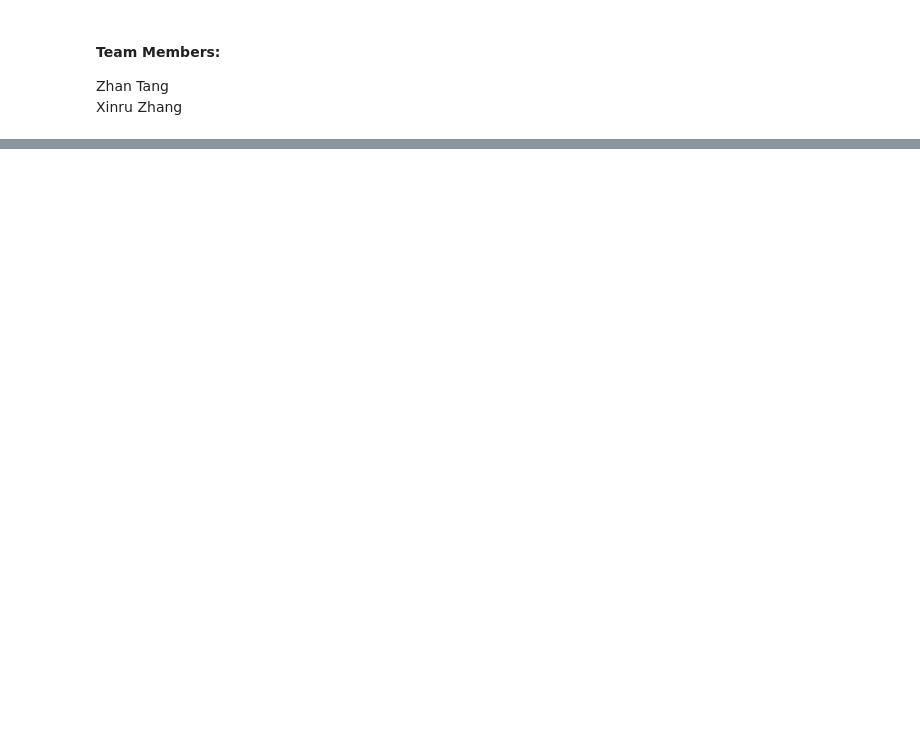
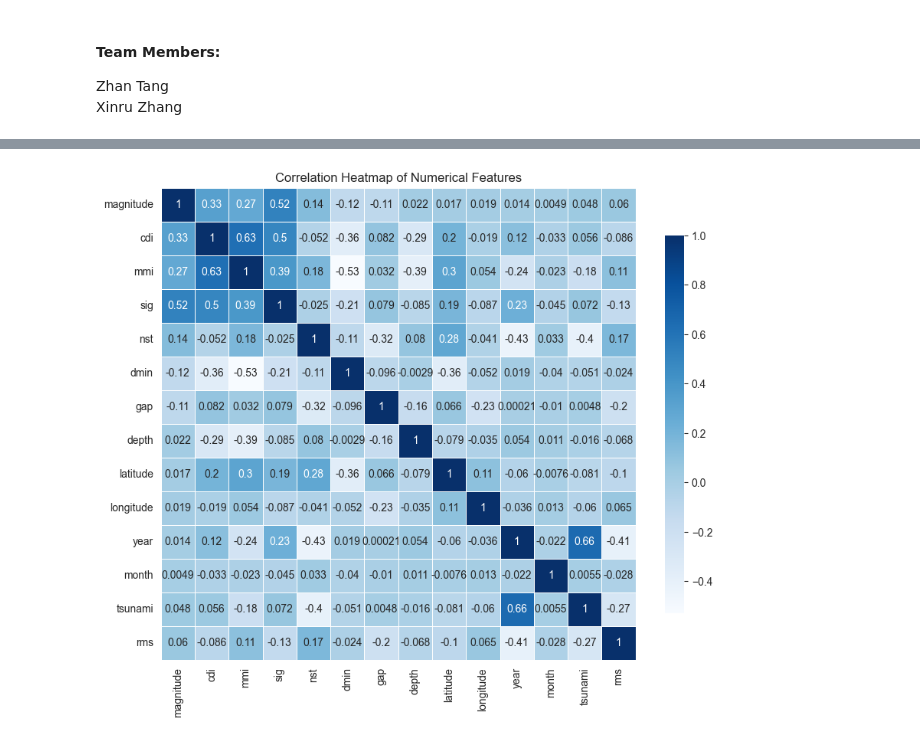
Before and after one commit to RubyXZZZ/earthquake-tsunami-ml-project, a Jupyter notebook: Notebooks/Explanatory Data Analysis Notebook.ipynb, the cells around one changed output, grey strips where cells are left out. Cells and saved outputs as stored; diff of their text form; code cells hidden in the pictures; blank space fills up the shorter version.

```diff
--- a/Notebooks/Explanatory Data Analysis Notebook.ipynb
+++ b/Notebooks/Explanatory Data Analysis Notebook.ipynb
@@ -45,0 +209,4 @@ Observation: There are 1000 rows and 19 columns in the dataframe.
+# %%
+# Correlation matrix
+correlation = numerical_columns_all.corr()
+correlation
@@ -45,0 +229,14 @@ Observation: There are 1000 rows and 19 columns in the dataframe.
+# %%
+# Correlation heatmap
+plt.figure(figsize=(10, 8))
+sns.heatmap(
+    correlation,
+    annot=True,
+    cmap="Blues",
+    linewidths=0.5,
+    cbar_kws={"shrink": 0.8}
+)
+plt.title("Correlation Heatmap of Numerical Features", fontsize=12)
+plt.show()
+# %% [output]
+[figure, added]
```
Also changed, not shown: parts of 28 cells of this notebook, 1 other file.
